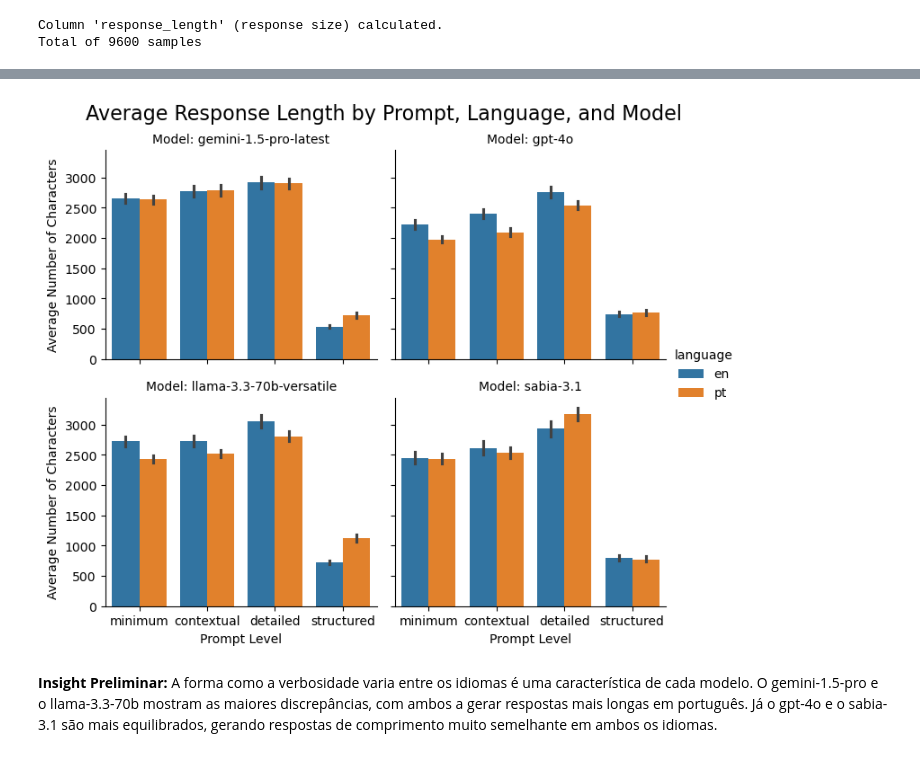
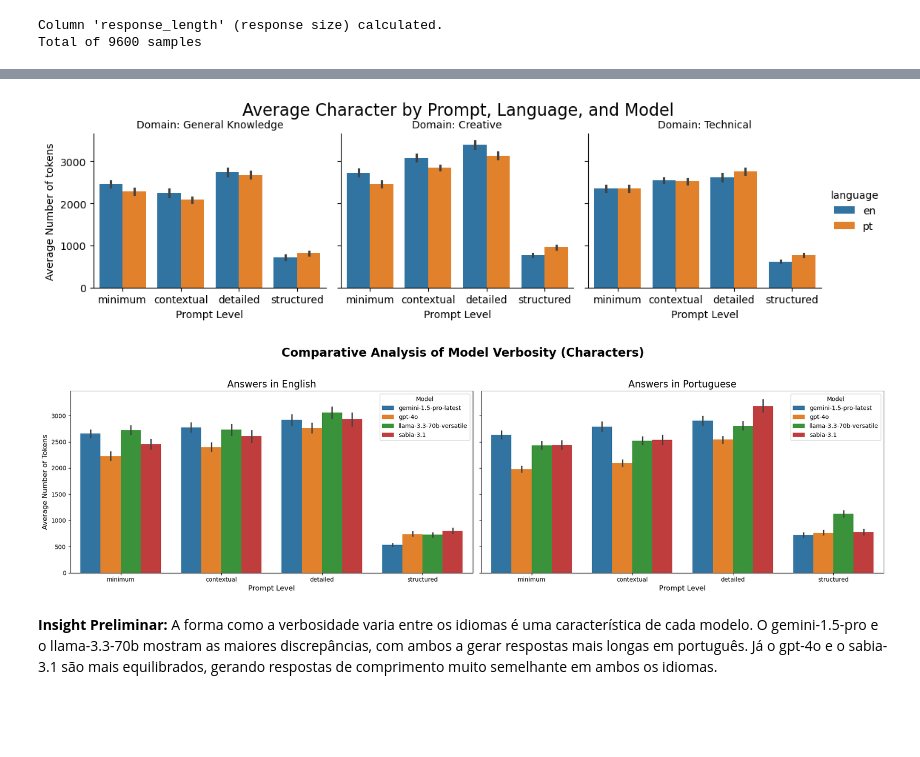
Before and after one commit to laysearaujo/cross-lingual-prompt-analysis, a Jupyter notebook: 2_preliminary_analysis.ipynb, the cells around one changed output, grey strips where cells are left out. Drawn from its saved outputs; the diff is of its cells as text; code cells hidden in the pictures; blank space fills up the shorter version.

```diff
--- a/2_preliminary_analysis.ipynb
+++ b/2_preliminary_analysis.ipynb
@@ -48,21 +123,55 @@ plt.show()
 # %%
 g = sns.catplot(
     data=df,
     x='prompt_level',
     y='response_length',
     hue='language',
-    col='model',
+    col='domain',
     kind='bar',
     order=['minimum', 'contextual', 'detailed', 'structured'],
-    col_wrap=2,
+    col_wrap=3,
     height=3,
     aspect=1.2
 )
-g.fig.suptitle('Average Response Length by Prompt, Language, and Model', y=1.03, fontsize=16)
-g.set_axis_labels("Prompt Level", "Average Number of Characters")
-g.set_titles("Model: {col_name}")
+g.fig.suptitle('Average Character by Prompt, Language, and Model', y=1.03, fontsize=16)
+g.set_axis_labels("Prompt Level", "Average Number of tokens")
+g.set_titles("Domain: {col_name}")
 plt.show()
 # %% [output]
-[figure, old version]
+[figure, new version]
+# %%
+fig, axes = plt.subplots(1, 2, figsize=(20, 6), sharey=True)
+fig.suptitle('Comparative Analysis of Model Verbosity (Characters)', fontsize=20, fontweight='bold')
+
+sns.barplot(
+    data=df[df['language'] == 'en'],
+    x='prompt_level',
+    y='response_length',
+    hue='model',
+    order=['minimum', 'contextual', 'detailed', 'structured'],
+    ax=axes[0]
+)
+axes[0].set_title('Answers in English', fontsize=16)
+axes[0].set_xlabel('Prompt Level', fontsize=12)
+axes[0].set_ylabel('Average Number of Tokens', fontsize=12)
+axes[0].legend(title='Model')
+
+sns.barplot(
+    data=df[df['language'] == 'pt'],
+    x='prompt_level',
+    y='response_length',
+    hue='model',
+    order=['minimum', 'contextual', 'detailed', 'structured'],
+    ax=axes[1]
+)
+axes[1].set_title('Answers in Portuguese', fontsize=16)
+axes[1].set_xlabel('Prompt Level', fontsize=12)
+axes[1].set_ylabel('')
+axes[1].legend(title='Model')
+
+plt.tight_layout(rect=[0, 0, 1, 0.95])
+plt.show()
+# %% [output]
+[figure, added]
 # %% [markdown]
 **Insight Preliminar:** A forma como a verbosidade varia entre os idiomas é uma característica de cada modelo. O gemini-1.5-pro e o llama-3.3-70b mostram as maiores discrepâncias, com ambos a gerar respostas mais longas em português. Já o gpt-4o e o sabia-3.1 são mais equilibrados, gerando respostas de comprimento muito semelhante em ambos os idiomas.
```
Also changed, not shown: parts of 24 cells of this notebook.
